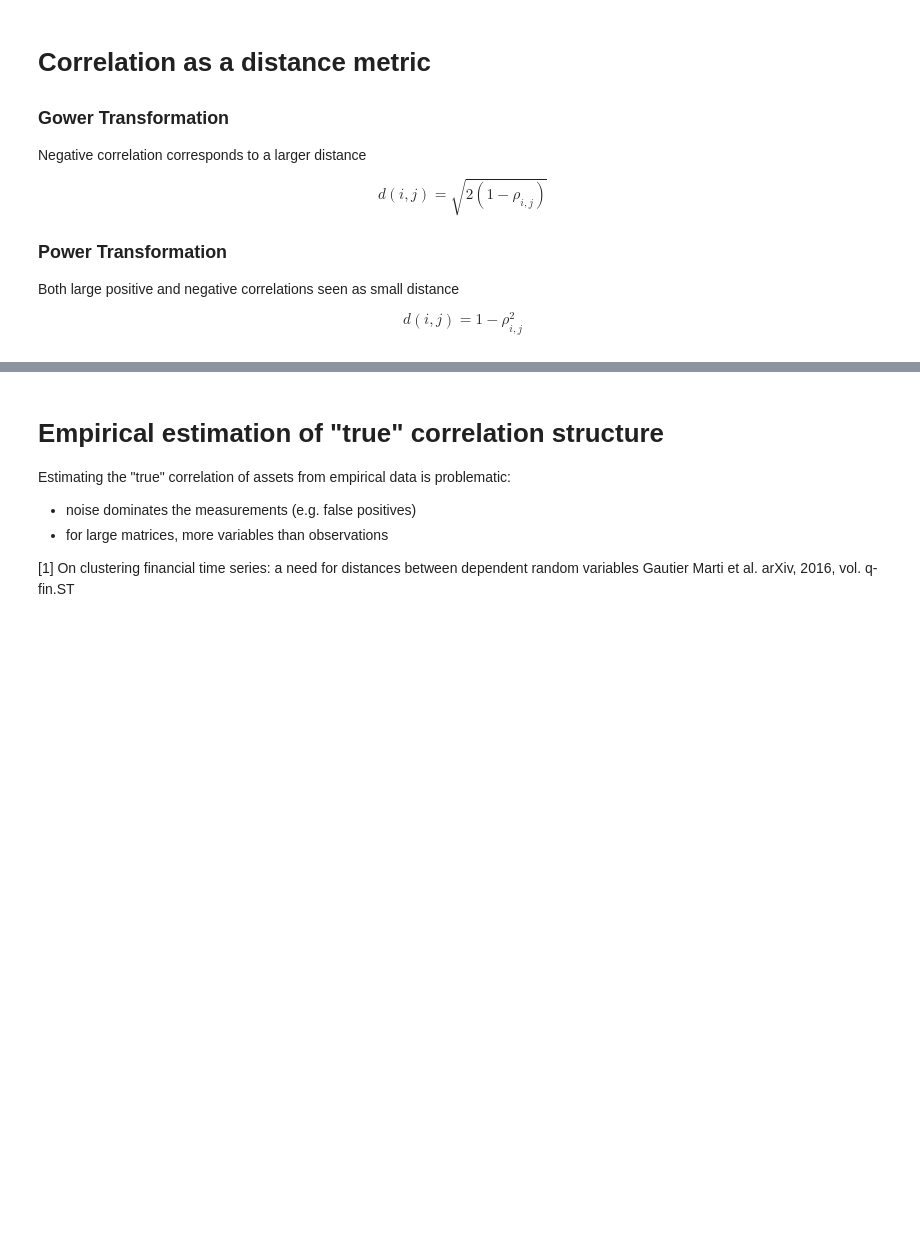
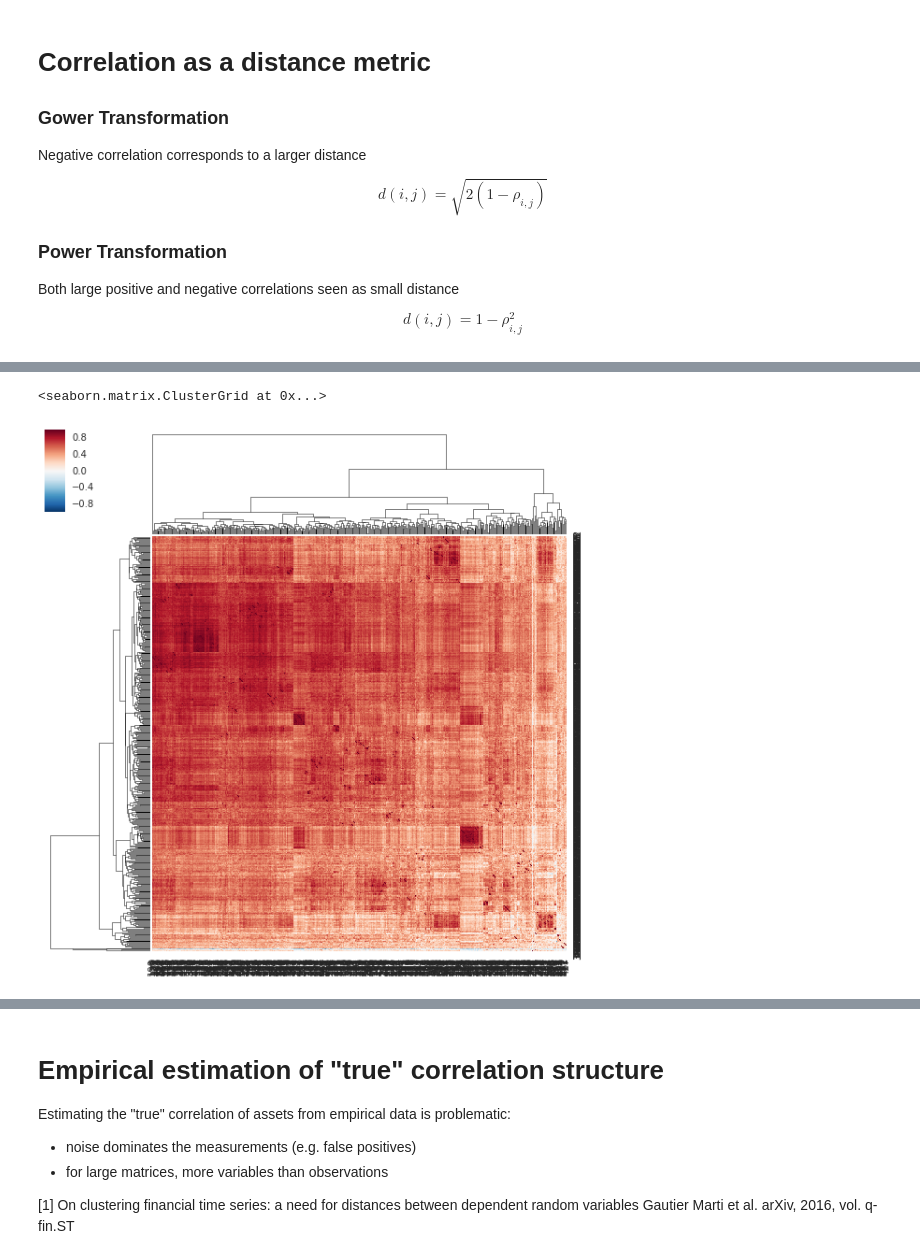
Before and after one commit to mvaz/FPQ2016, a Jupyter notebook: slides_fpq2016.ipynb, the cells around one changed output, grey strips where cells are left out. Cells and saved outputs as stored; diff of their text form; code cells hidden in the pictures; blank space fills up the shorter version.

```diff
--- a/slides_fpq2016.ipynb
+++ b/slides_fpq2016.ipynb
@@ -482,0 +516,6 @@ A linkage obtained form a hierarchical clustering allows to recognize clusters o
+# %%
+%matplotlib inline
+sns.clustermap(x.values, col_linkage=Y)
+# %% [output]
+<seaborn.matrix.ClusterGrid at 0x...>
+[figure, added]
```
Also changed, not shown: parts of 14 cells of this notebook.
